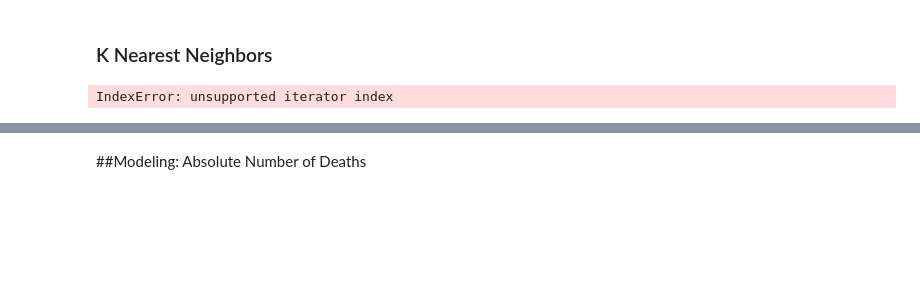
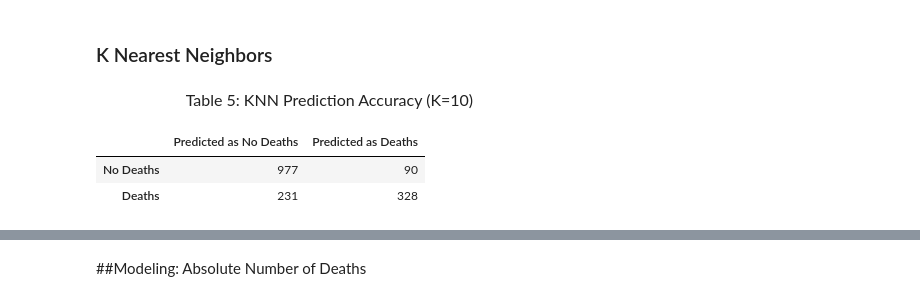
Before and after one commit to boyasm/STAT-222, a Jupyter notebook: Boyas 222 Project.ipynb, the cells around one changed output, grey strips where cells are left out. Cells and saved outputs as stored; diff of their text form; code cells hidden in the pictures; blank space fills up the shorter version.

```diff
--- a/Boyas 222 Project.ipynb
+++ b/Boyas 222 Project.ipynb
@@ -860,8 +866,8 @@ Table 4: Logistic Regression Prediction Accuracy
 ### K Nearest Neighbors
 # %%
 # Use the same variables chosen through the regression model to fit and test a KNN
-# KNN (nonparametric) often does better classifying the 1 variable in a binary
-v = train[['death01', 'locnum', 'cgovtarget', 'etype', 'cinc']]
+# KNN (nonparametric) often does better classifying 0/1 in a binary
+v = train[['death01', 'locnum', 'cgovtarget', 'etype', 'issue1', 'cinc']]
 v = v[~np.isnan(v).any(1)]
 dummies = pd.get_dummies(v.etype, prefix='etype')
 v = v.drop('etype', 1)
@@ -869,38 +875,48 @@ v = v.join(dummies.ix[:, 1:])
 dummies = pd.get_dummies(v.locnum, prefix='locnum')
 v = v.drop('locnum', 1)
 v = v.join(dummies.ix[:, 1:])
+dummies = pd.get_dummies(v.issue1, prefix='issue1')
+v = v.drop('issue1', 1)
+v = v.join(dummies.ix[:, 1:])
 v['intercept'] = 1.0
 
 
 KNN = KNeighborsClassifier(n_neighbors=10)
-KNN.fit(v.death01, v[v.columns[1:]])
+KNN.fit(v[v.columns[1:]], v.death01)
 
-v = test[['death01', 'locnum', 'cgovtarget', 'etype', 'cinc']]
+v = test[['death01', 'locnum', 'cgovtarget', 'etype', 'issue1', 'cinc']]
 v = v[~np.isnan(v).any(1)]
 dummies = pd.get_dummies(v.etype, prefix='etype')
 v = v.drop('etype', 1)
 v = v.join(dummies.ix[:, 1:])
 dummies = pd.get_dummies(v.locnum, prefix='locnum')
 v = v.drop('locnum', 1)
+v = v.join(dummies.ix[:, 1:])
+dummies = pd.get_dummies(v.issue1, prefix='issue1')
+v = v.drop('issue1', 1)
 v = v.join(dummies.ix[:, 1:])
 v['intercept'] = 1.0
 true = v[['death01']].values
 ests = KNeighborsClassifier.predict(KNN, v[v.columns[1:]])
 predAnalysis = [[0 for x in xrange(2)] for x in xrange(2)]
 for i in range(0,len(true),1):
     if true[[i]]==0 and ests[[i]]==0:
         predAnalysis[0][0] = predAnalysis[0][0] + 1
     elif true[[i]]==0 and ests[[i]]==1:
         predAnalysis[0][1] = predAnalysis[0][1] + 1
     elif true[[i]]==1 and ests[[i]]==0:
         predAnalysis[1][0] = predAnalysis[1][0] + 1
     elif true[[i]]==1 and ests[[i]]==1:
         predAnalysis[1][1] = predAnalysis[1][1] + 1
 
 predAnalysis = pd.DataFrame(predAnalysis)
 predAnalysis.index=['No Deaths', 'Deaths']
 predAnalysis.columns = ['Predicted as No Deaths', 'Predicted as Deaths']
-display(HTML("<left>" + "<font size=3>" + '&nbsp;&nbsp;&nbsp;&nbsp;&nbsp;&nbsp;&nbsp;&nbsp;&nbsp;&nbsp;&nbsp;&nbsp;' + 'Table 5: KNN Prediction Accuracy (Percent)' + "</font>" + "</left>"))
+space = '&nbsp;'
+display(HTML("<left>" + "<font size=3>" + space*22 + 'Table 5: KNN Prediction Accuracy (K=10)' + "</font>" + "</left>"))
 predAnalysis
 # %% [output]
-IndexError: unsupported iterator index
+Table 5: KNN Prediction Accuracy (K=10)
+|  | Predicted as No Deaths | Predicted as Deaths |
+| No Deaths | 977 | 90 |
+| Deaths | 231 | 328 |
```
Also changed, not shown: parts of 40 cells of this notebook.
